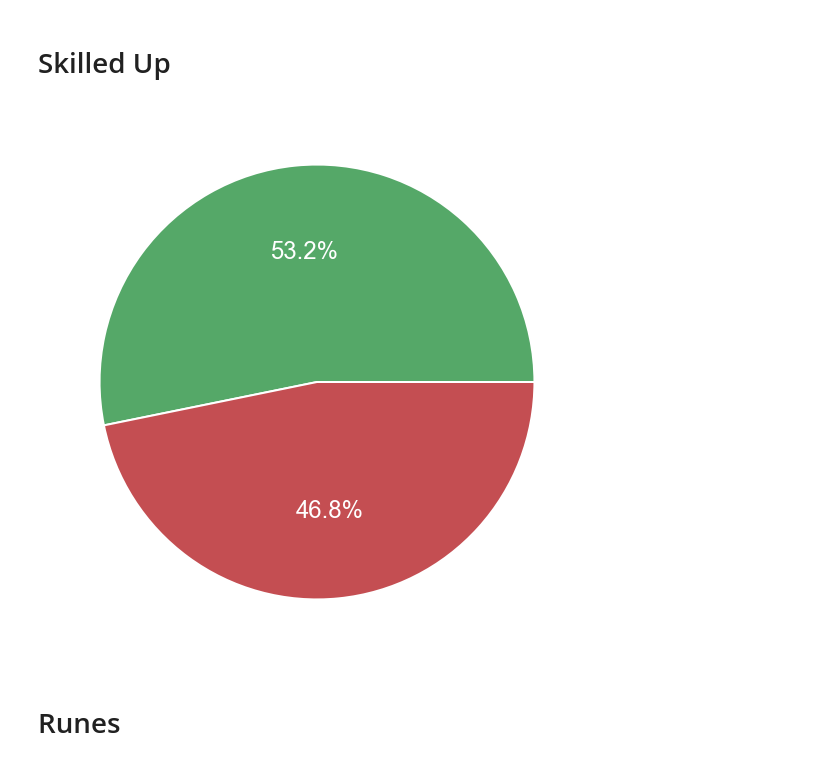
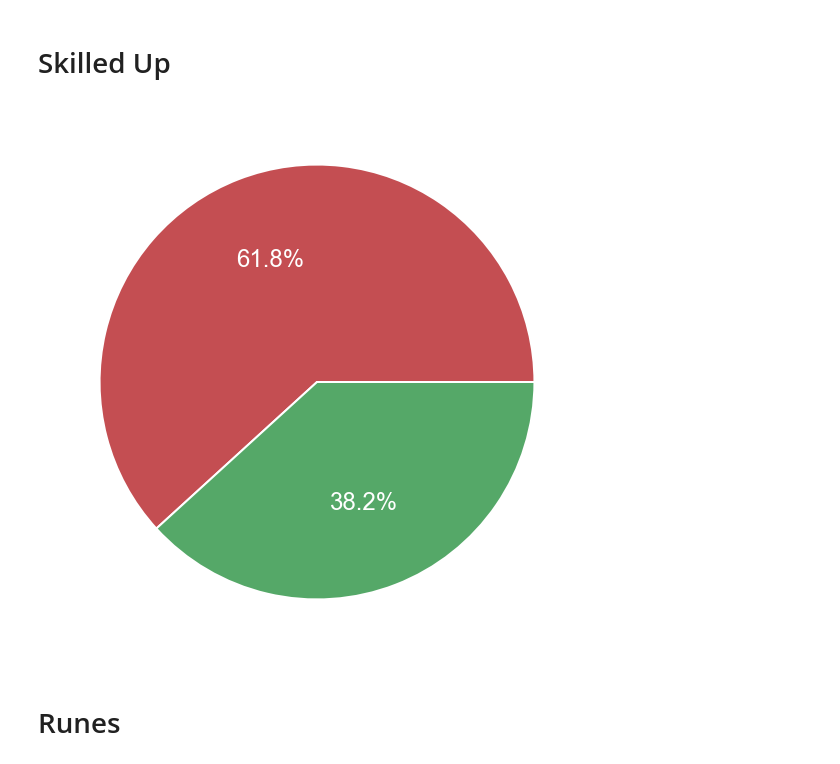
Before and after one commit to QuatZo/swstats, a Jupyter notebook: report files/report_example.ipynb, the cells around one changed output. Cells and saved outputs as stored; diff of their text form; code cells hidden in the pictures.

Commit message:
Khmun Infographic

```diff
--- a/report files/report_example.ipynb
+++ b/report files/report_example.ipynb
@@ -13,22 +13,12 @@ sns.set_style("dark")
 sns.set_context("poster")
 matplotlib.rcParams['text.color'] = 'white'
 
-monster = "sigmarus"
-filename = monster + "_20200601.csv"
-
-BASE_STATS = {
-    'HP': 8730,
-    'ATTACK': 988,
-    'DEFENSE': 571,
-    'SPEED': 94,
-    'CRIT_RATE': .30,
-    'CRIT_DMG': .5,
-    'ACCURACY%': 0,
-    'RESISTANCE%': 15,
-}
+monster = "khmun"
+filename = monster + "_20200608.csv"
 
 df = pd.read_csv(filename)
 df_full = pd.read_csv(filename)
+df_full = df_full[df_full["Stars"] == 6]
 print(df.columns)
 runes_cols = ["Slot" + str(i) for i in range(1 ,7)]
 df.dropna(subset=runes_cols, how='any', inplace=True) # delete without runes
@@ -69,11 +59,11 @@ print(df_stars6.shape)
 # %%
 fig = plt.figure(figsize=(10, 10))
 stars = df_stars6["Skillups"].value_counts()
-plt.pie(stars, labels=stars.index, autopct='%1.1f%%', colors=['g', 'r'])
+plt.pie(stars, labels=stars.index, autopct='%1.1f%%', colors=['r', 'g'])
 plt.savefig(monster + "_pie_skillups.png", transparent=True, bbox_inches = "tight")
 plt.show()
 # %% [output]
-[figure, old version]
+[figure, new version]
 # %% [markdown]
 # Runes
 # %%
```
Also changed, not shown: parts of 23 cells of this notebook, 2 other files.
